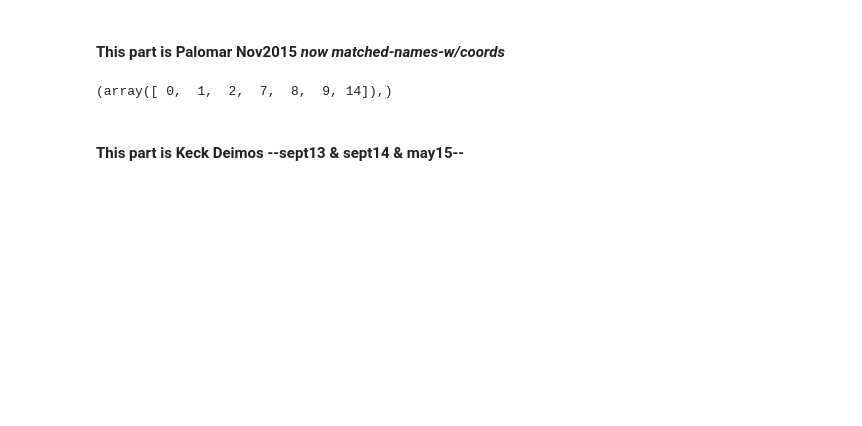
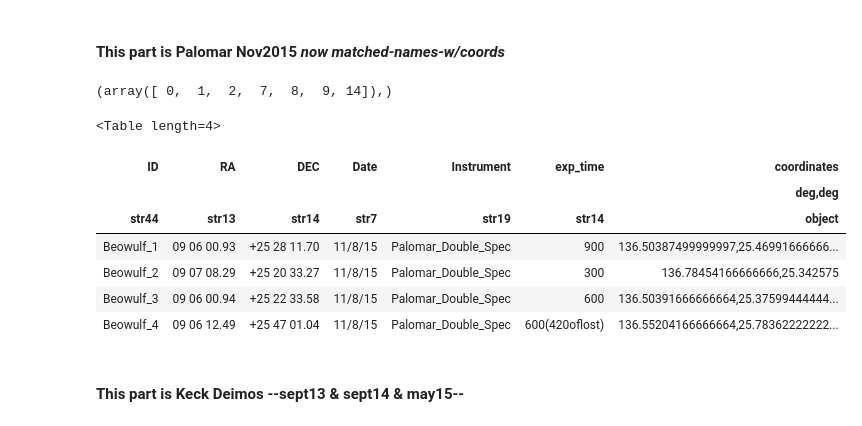
Before and after one commit to deerow22/SAGA_spreadsheet, a Jupyter notebook: SAGA_spreadsheet_FINAL.ipynb, the cells around one changed output. Cells and saved outputs as stored; diff of their text form; code cells hidden in the pictures; blank space fills up the shorter version.

```diff
--- a/SAGA_spreadsheet_FINAL.ipynb
+++ b/SAGA_spreadsheet_FINAL.ipynb
@@ -660,6 +641,18 @@ subset_nov15 = np.where(d2d_nov15<(1*u.arcsec))
 subset_nov15
 # %% [output]
 (array([ 0,  1,  2,  7,  8,  9, 14]),)
+# %%
+#is this a saga satellite tho? - its def a satellite, but host coords dont appear in saga paper so ok not include
+names_nov15_palomar_fixed[3:7]
+# %% [output]
+<Table length=4>
+| ID | RA | DEC | Date | Instrument | exp_time | coordinates |
+|  |  |  |  |  |  | deg,deg |
+| str44 | str13 | str14 | str7 | str19 | str14 | object |
+| Beowulf_1 | 09 06 00.93 | +25 28 11.70 | 11/8/15 | Palomar_Double_Spec | 900 | 136.50387499999997,25.46991666666... |
+| Beowulf_2 | 09 07 08.29 | +25 20 33.27 | 11/8/15 | Palomar_Double_Spec | 300 | 136.78454166666666,25.342575 |
+| Beowulf_3 | 09 06 00.94 | +25 22 33.58 | 11/8/15 | Palomar_Double_Spec | 600 | 136.50391666666664,25.37599444444... |
+| Beowulf_4 | 09 06 12.49 | +25 47 01.04 | 11/8/15 | Palomar_Double_Spec | 600(420oflost) | 136.55204166666664,25.78362222222... |
 # %%
 #all matched rows
 t1_nov15_palomar = names_nov15_palomar_fixed[0:3]
```
Also changed, not shown: parts of 68 cells of this notebook.
